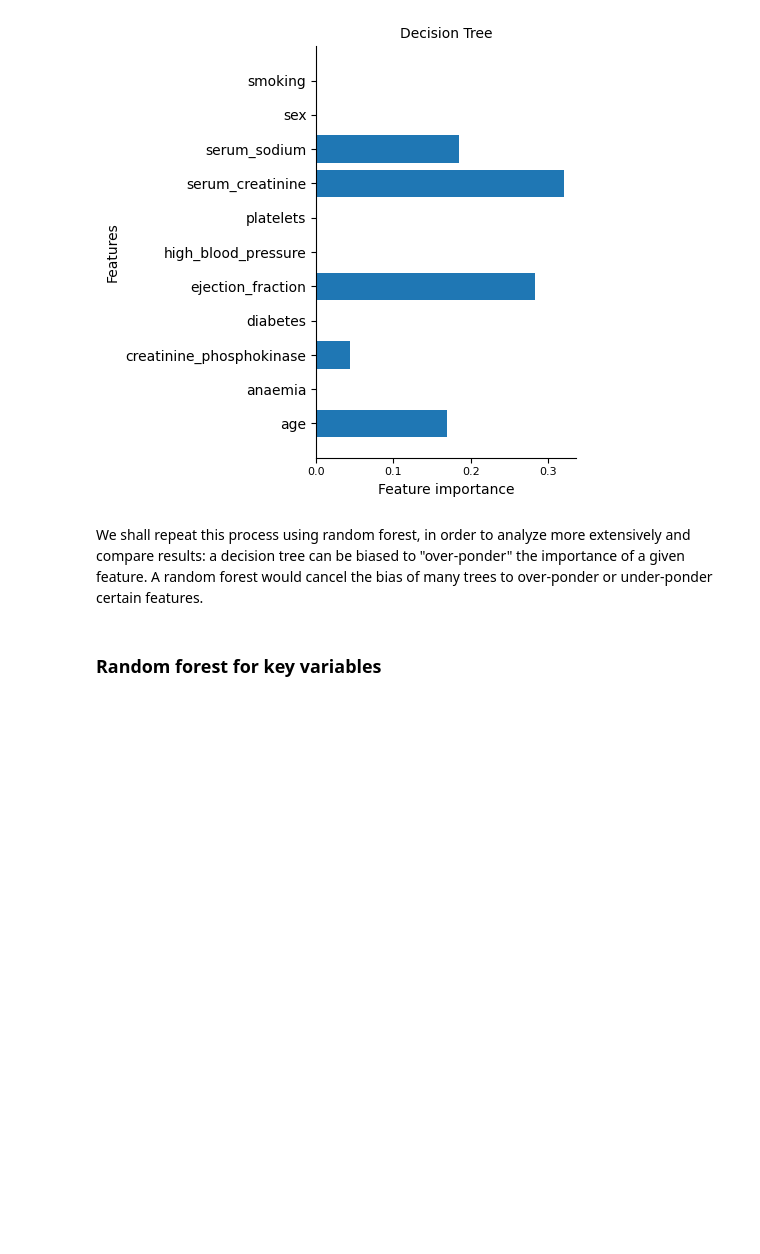
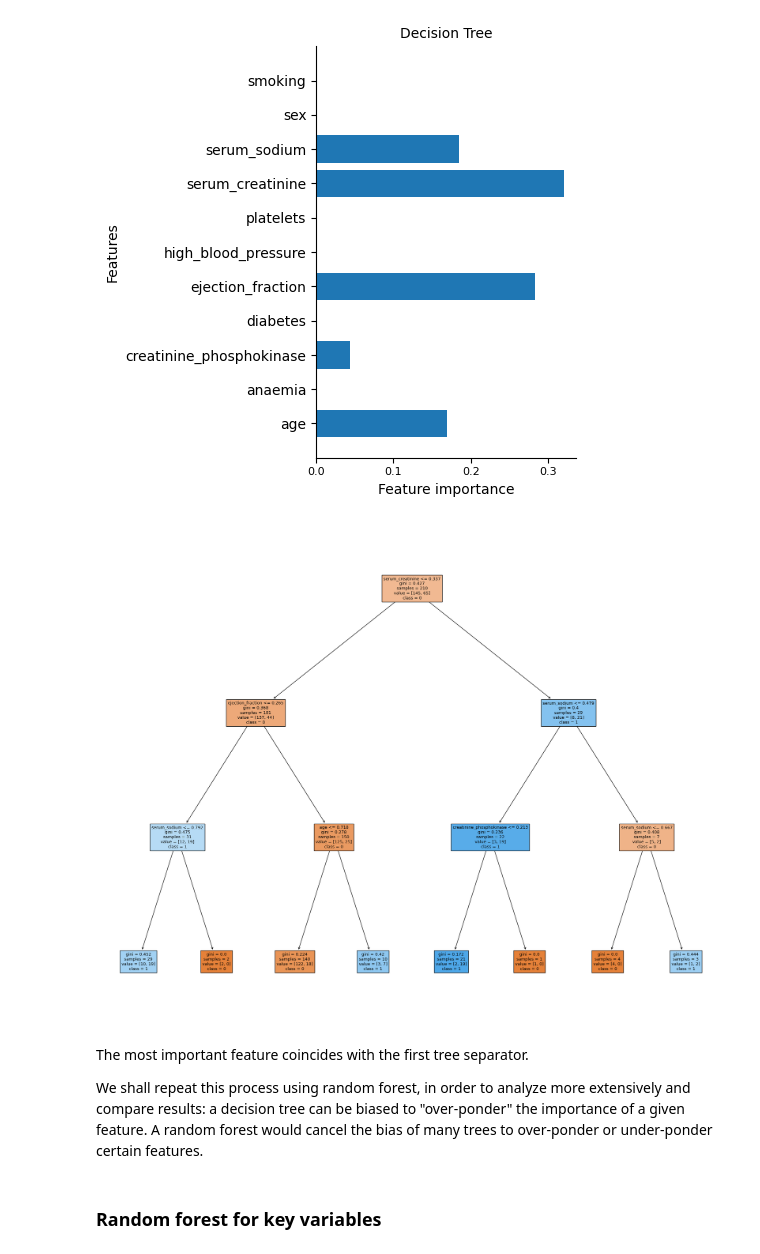
Before and after one commit to mateo-st/ML_UM, a Jupyter notebook: 3º Lab/LAB3 - Mordetzki, Stipanicic.ipynb, the cells around one changed output. Drawn from its saved outputs; the diff is of its cells as text; code cells hidden in the pictures; blank space fills up the shorter version.

```diff
--- a/3º Lab/LAB3 - Mordetzki, Stipanicic.ipynb
+++ b/3º Lab/LAB3 - Mordetzki, Stipanicic.ipynb
@@ -498,10 +547,10 @@ test_accuracy_key = []
 
 for depth in max_depth :
 
-    tree = DecisionTreeClassifier(random_state=42, max_depth=depth, min_samples_leaf=1).fit(X_train_key, y_train_key)
+    tree_depth = DecisionTreeClassifier(random_state=42, max_depth=depth, min_samples_leaf=1).fit(X_train_key, y_train_key)
 
-    y_train_pred_key = tree.predict(X_train_key)
-    y_pred_key = tree.predict(X_test_key)
+    y_train_pred_key = tree_depth.predict(X_train_key)
+    y_pred_key = tree_depth.predict(X_test_key)
 
     training_accuracy_key.append(accuracy_score(y_train_key,y_train_pred_key))
     test_accuracy_key.append(accuracy_score(y_test_key, y_pred_key))
@@ -538,7 +587,17 @@ Accuracy on test: 0.786
 plot_feature_importances(tree_key,'Decision Tree')
 # %% [output]
 [figure]
+# %%
+# Visualize tree
+
+fig = plt.figure(figsize=(25,20))
+tree.plot_tree(tree_key, feature_names=X_train_key.columns,  class_names=['0', '1'],filled=True)
+plt.show()
+# %% [output]
+[figure, added]
 # %% [markdown]
+The most important feature coincides with the first tree separator.
+
 We shall repeat this process using random forest, in order to analyze more extensively and compare results: a decision tree can be biased to "over-ponder" the importance of a given feature. A random forest would cancel the bias of many trees to over-ponder or under-ponder certain features.
 # %% [markdown]
 ### Random forest for key variables
```
Also changed, not shown: parts of 29 cells of this notebook, 1 other file.
